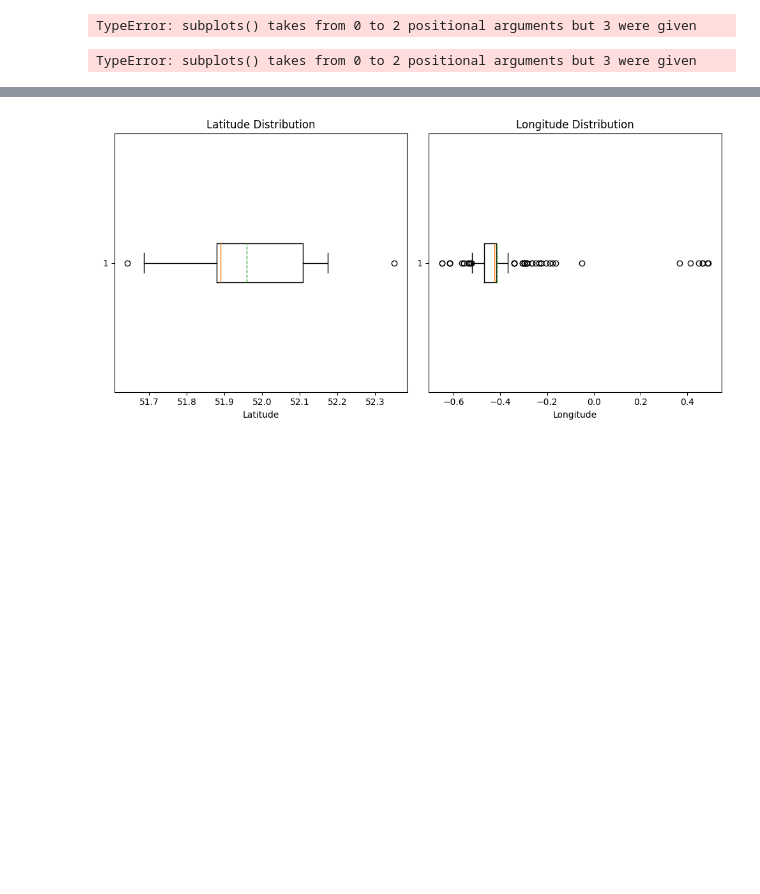
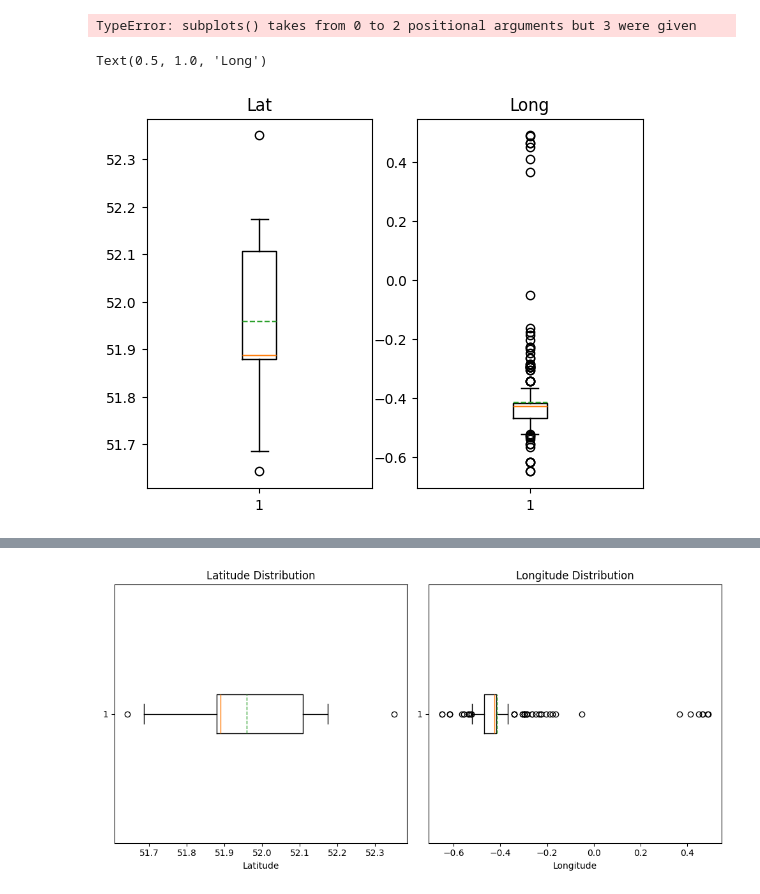
Before and after one commit to kittanaiwisetkhro/dataviz2025, a Jupyter notebook: Visualize_Data_Distribution_กฤตนัย_วิเศษคร้อ_663020620_0.ipynb, the cells around one changed output, grey strips where cells are left out. Drawn from its saved outputs; the diff is of its cells as text; code cells hidden in the pictures; blank space fills up the shorter version.

```diff
--- a/Visualize_Data_Distribution_กฤตนัย_วิเศษคร้อ_663020620_0.ipynb
+++ b/Visualize_Data_Distribution_กฤตนัย_วิเศษคร้อ_663020620_0.ipynb
@@ -767,11 +767,12 @@ plt.title('Longitude Distribution');
 # %% [output]
 TypeError: subplots() takes from 0 to 2 positional arguments but 3 were given
 # %%
-plt.subplots(1, 2, 1)
+plt.subplot(1, 2, 1)
 plt.boxplot(stopandsearch_df['Latitude'].dropna(), whis=1, vert=True, showmeans=True, meanline=True)
-plt.title('Latitude Distribution')
-plt.subplots(1, 2, 2)
+plt.title('Lat')
+plt.subplot(1, 2, 2)
 plt.boxplot(stopandsearch_df['Longitude'].dropna(), whis=1, vert=True, showmeans=True, meanline=True)
-plt.title('Longitude Distribution');
+plt.title('Long')
 # %% [output]
-TypeError: subplots() takes from 0 to 2 positional arguments but 3 were given
+Text(0.5, 1.0, 'Long')
+[figure, added]
```
Also changed, not shown: parts of 5 cells of this notebook.
